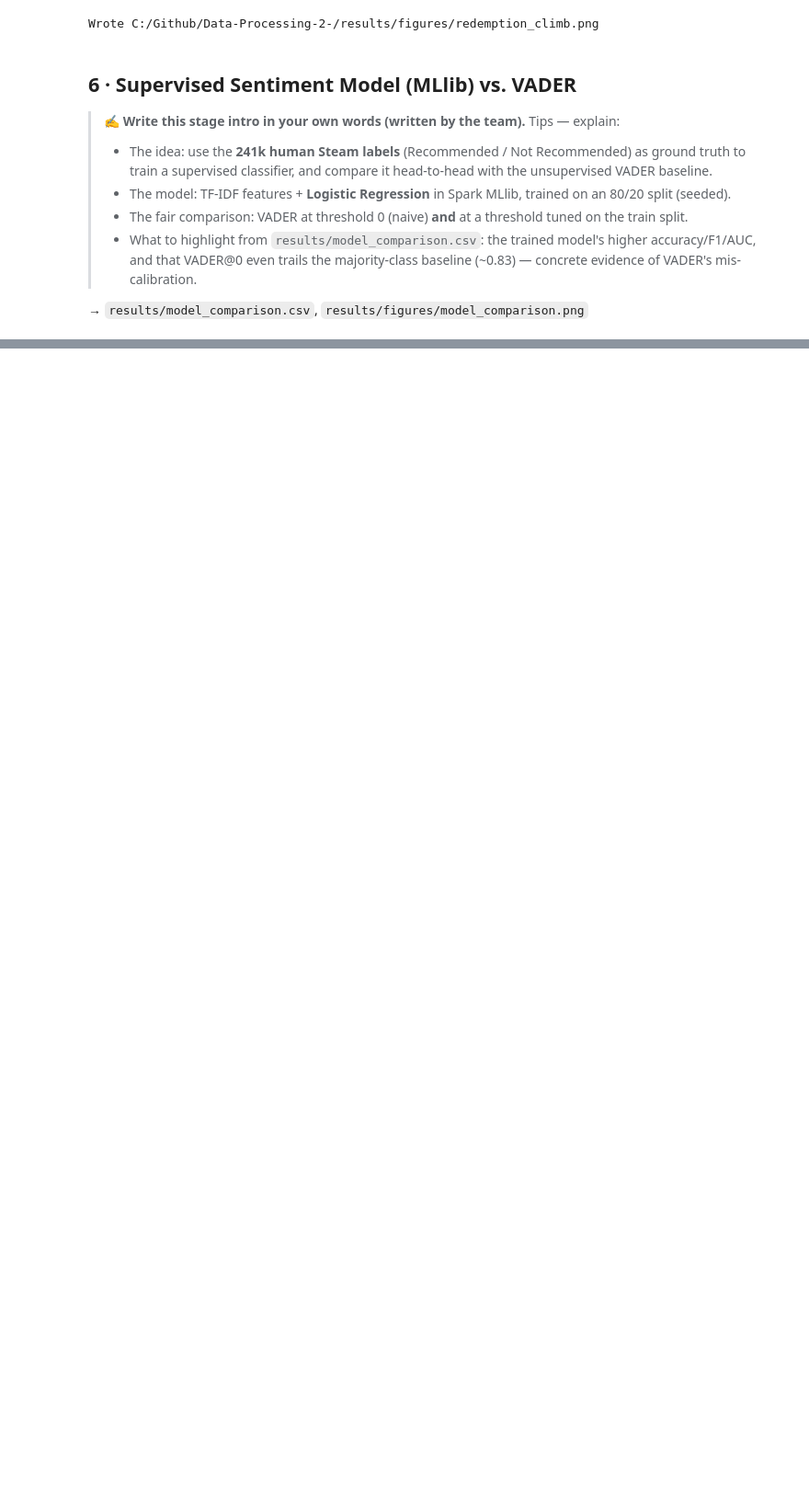
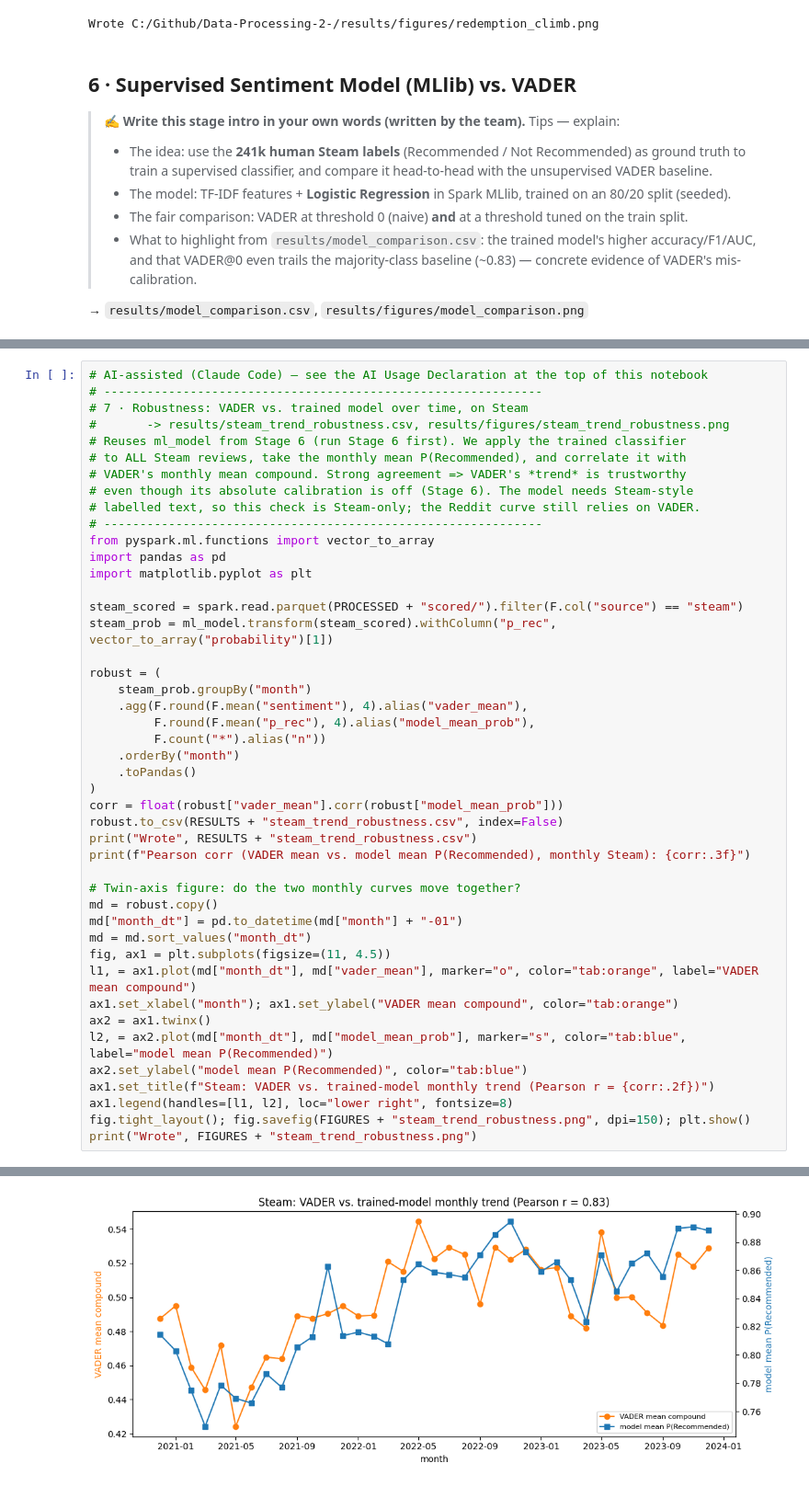
Before and after one commit to luwu5-bit/Sentiment-Analysis-Cyberpunk2077, a Jupyter notebook: notebooks/pipeline.ipynb, the cells around one changed output, grey strips where cells are left out. Shown at 92% size. Saved outputs shown, nothing was run; the diff lists cells and outputs as text; blank space fills up the shorter version.

```diff
--- a/notebooks/pipeline.ipynb
+++ b/notebooks/pipeline.ipynb
@@ -1334,0 +1346,46 @@ Wrote C:/Github/Data-Processing-2-/results/figures/model_comparison.png
+# %%
+# AI-assisted (Claude Code) — see the AI Usage Declaration at the top of this notebook
+# -------------------------------------------------------------
+# 7 · Robustness: VADER vs. trained model over time, on Steam
+#       -> results/steam_trend_robustness.csv, results/figures/steam_trend_robustness.png
+# Reuses ml_model from Stage 6 (run Stage 6 first). We apply the trained classifier
+# to ALL Steam reviews, take the monthly mean P(Recommended), and correlate it with
+# VADER's monthly mean compound. Strong agreement => VADER's *trend* is trustworthy
+# even though its absolute calibration is off (Stage 6). The model needs Steam-style
+# labelled text, so this check is Steam-only; the Reddit curve still relies on VADER.
+# -------------------------------------------------------------
+from pyspark.ml.functions import vector_to_array
+import pandas as pd
+import matplotlib.pyplot as plt
+
+steam_scored = spark.read.parquet(PROCESSED + "scored/").filter(F.col("source") == "steam")
+steam_prob = ml_model.transform(steam_scored).withColumn("p_rec", vector_to_array("probability")[1])
+
+robust = (
+    steam_prob.groupBy("month")
+    .agg(F.round(F.mean("sentiment"), 4).alias("vader_mean"),
+         F.round(F.mean("p_rec"), 4).alias("model_mean_prob"),
+         F.count("*").alias("n"))
+    .orderBy("month")
+    .toPandas()
+)
+corr = float(robust["vader_mean"].corr(robust["model_mean_prob"]))
+robust.to_csv(RESULTS + "steam_trend_robustness.csv", index=False)
+print("Wrote", RESULTS + "steam_trend_robustness.csv")
+print(f"Pearson corr (VADER mean vs. model mean P(Recommended), monthly Steam): {corr:.3f}")
+
+# Twin-axis figure: do the two monthly curves move together?
+md = robust.copy()
+md["month_dt"] = pd.to_datetime(md["month"] + "-01")
+md = md.sort_values("month_dt")
+fig, ax1 = plt.subplots(figsize=(11, 4.5))
+l1, = ax1.plot(md["month_dt"], md["vader_mean"], marker="o", color="tab:orange", label="VADER mean compound")
+ax1.set_xlabel("month"); ax1.set_ylabel("VADER mean compound", color="tab:orange")
+ax2 = ax1.twinx()
+l2, = ax2.plot(md["month_dt"], md["model_mean_prob"], marker="s", color="tab:blue", label="model mean P(Recommended)")
+ax2.set_ylabel("model mean P(Recommended)", color="tab:blue")
+ax1.set_title(f"Steam: VADER vs. trained-model monthly trend (Pearson r = {corr:.2f})")
+ax1.legend(handles=[l1, l2], loc="lower right", fontsize=8)
+fig.tight_layout(); fig.savefig(FIGURES + "steam_trend_robustness.png", dpi=150); plt.show()
+print("Wrote", FIGURES + "steam_trend_robustness.png")
+# %% [output]
@@ -1334,0 +1394 @@ Wrote C:/Github/Data-Processing-2-/results/figures/model_comparison.png
+[figure, added]
```
Also changed, not shown: parts of 6 cells of this notebook, 7 other files.
